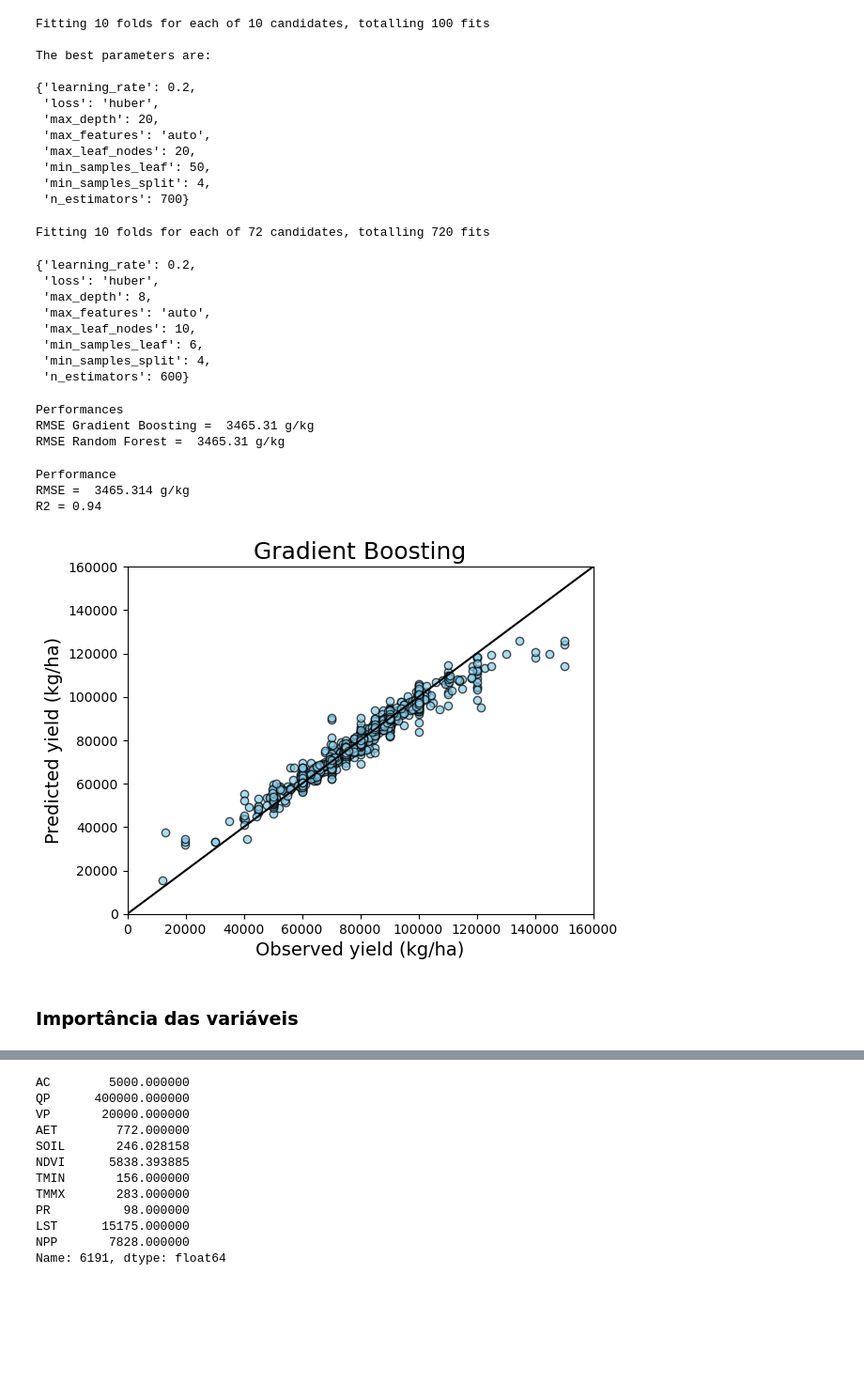
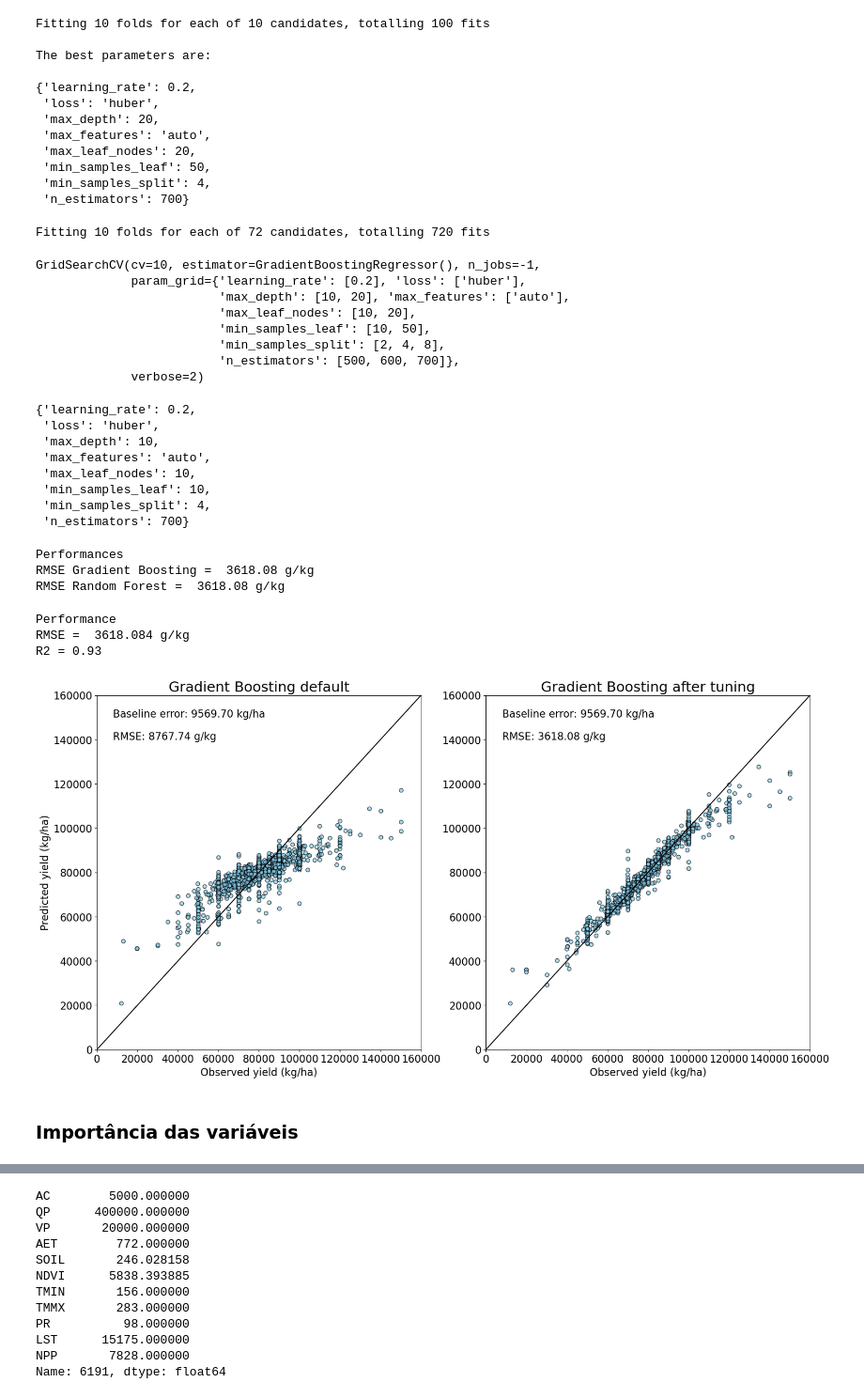
Before and after one commit to neli12/time-series-productivity-sp, a Jupyter notebook: Modelagem.ipynb, the cells around one changed output, grey strips where cells are left out. Shown at 94% size. Drawn from its saved outputs; the diff is of its cells as text; code cells hidden in the pictures; blank space fills up the shorter version.

```diff
--- a/Modelagem.ipynb
+++ b/Modelagem.ipynb
@@ -32,7 +32,7 @@ import warnings
 warnings.filterwarnings('ignore')
 # %%
 # Carregar dataset dos anos 2000-2014
-data_sugarcane = pd.read_csv("new_data_all_2000-2014.csv", sep =  ';').drop(['AP'], axis = 1)
+data_sugarcane = pd.read_csv("tables/new_data_all_2000-2014.csv", sep =  ';').drop(['AP'], axis = 1)
 # %%
 # Visão dos dados
 data_sugarcane.head()
@@ -739,26 +778,34 @@ grid_search_gb = GridSearchCV(estimator = gb_grid,
 grid_search_gb.fit(x_train, y_train)
 # %% [output]
 Fitting 10 folds for each of 72 candidates, totalling 720 fits
+GridSearchCV(cv=10, estimator=GradientBoostingRegressor(), n_jobs=-1,
+             param_grid={'learning_rate': [0.2], 'loss': ['huber'],
+                         'max_depth': [10, 20], 'max_features': ['auto'],
+                         'max_leaf_nodes': [10, 20],
+                         'min_samples_leaf': [10, 50],
+                         'min_samples_split': [2, 4, 8],
+                         'n_estimators': [500, 600, 700]},
+             verbose=2)
 # %%
 # Best parameters
 grid_search_gb.best_params_
 # %% [output]
 {'learning_rate': 0.2,
  'loss': 'huber',
- 'max_depth': 8,
+ 'max_depth': 10,
  'max_features': 'auto',
  'max_leaf_nodes': 10,
- 'min_samples_leaf': 6,
+ 'min_samples_leaf': 10,
  'min_samples_split': 4,
- 'n_estimators': 600}
+ 'n_estimators': 700}
 # %%
 best_grid_gb = grid_search_gb.best_estimator_
 gb_grid_acc = eval_model(best_grid_gb, best_grid_gb, x_test, y_test)
 gb_grid_acc
 # %% [output]
 Performances
-RMSE Gradient Boosting =  3465.31 g/kg
-RMSE Random Forest =  3465.31 g/kg
+RMSE Gradient Boosting =  3618.08 g/kg
+RMSE Random Forest =  3618.08 g/kg
 # %%
 # Predict onto the test set
 pred_grid_gb = best_grid_gb.predict(x_test)
@@ -771,24 +818,44 @@ print('RMSE = ', rmse_gb, 'g/kg')
 print('R2 = {}'.format(round(best_grid_gb.score(x_test, y_test), 2)))
 # %% [output]
 Performance
-RMSE =  3465.314 g/kg
-R2 = 0.94
+RMSE =  3618.084 g/kg
+R2 = 0.93
 # %%
 # Plot observed vs predicted
+# Plot
+plt.figure(figsize=(20, 10))
+
+plt.subplot(1,2,1)
+ax = plt.gca()
+ax.set_ylim([0, 160000])
+ax.set_xlim([0, 160000])
+plt.scatter(y_test, base_pred_gb, edgecolor='k', facecolor='skyblue', alpha=0.7)
+ax.axline((0, 1), slope=1, color='black', label='by slope')
+plt.text(8000, 150000 , 'Baseline error: 9569.70 kg/ha', fontsize = 16)
+plt.text(8000, 140000,  'RMSE: 8767.74 g/kg', fontsize = 16)
+plt.tick_params(labelsize=16)
+plt.xlabel('Observed yield (kg/ha)', fontsize=16)
+plt.ylabel('Predicted yield (kg/ha)', fontsize=16)
+plt.title('Gradient Boosting default', fontsize=22)
+
+plt.subplot(1,2,2)
 ax = plt.gca()
 ax.set_ylim([0, 160000])
 ax.set_xlim([0, 160000])
 plt.scatter(y_test, pred_grid_gb, edgecolor='k', facecolor='skyblue', alpha=0.7)
 ax.axline((0, 1), slope=1, color='black', label='by slope')
+plt.text(8000, 150000, 'Baseline error: 9569.70 kg/ha', fontsize = 16)
+plt.text(8000, 140000, 'RMSE: 3618.08 g/kg', fontsize = 16)
+plt.tick_params(labelsize=16)
 plt.ylabel('')
-plt.xlabel('Observed yield (kg/ha)', fontsize=14)
-plt.ylabel('Predicted yield (kg/ha)', fontsize=14)
-plt.title('Gradient Boosting', fontsize=18)
+plt.xlabel('Observed yield (kg/ha)', fontsize=16)
+plt.title('Gradient Boosting after tuning', fontsize=22)
+plt.savefig('pred_vs_obs_2015-2020_gb_default_params.jpeg', dpi = 400)
 plt.show()
 # %% [output]
-[figure, old version]
+[figure, new version]
-# %% [markdown]
-### Importância das variáveis
+# %% [markdown]
+### Importância das variáveis
 # %%
 # Get numerical feature importances
 importance = list(best_grid_gb.feature_importances_)
```
Also changed, not shown: parts of 39 cells of this notebook.
